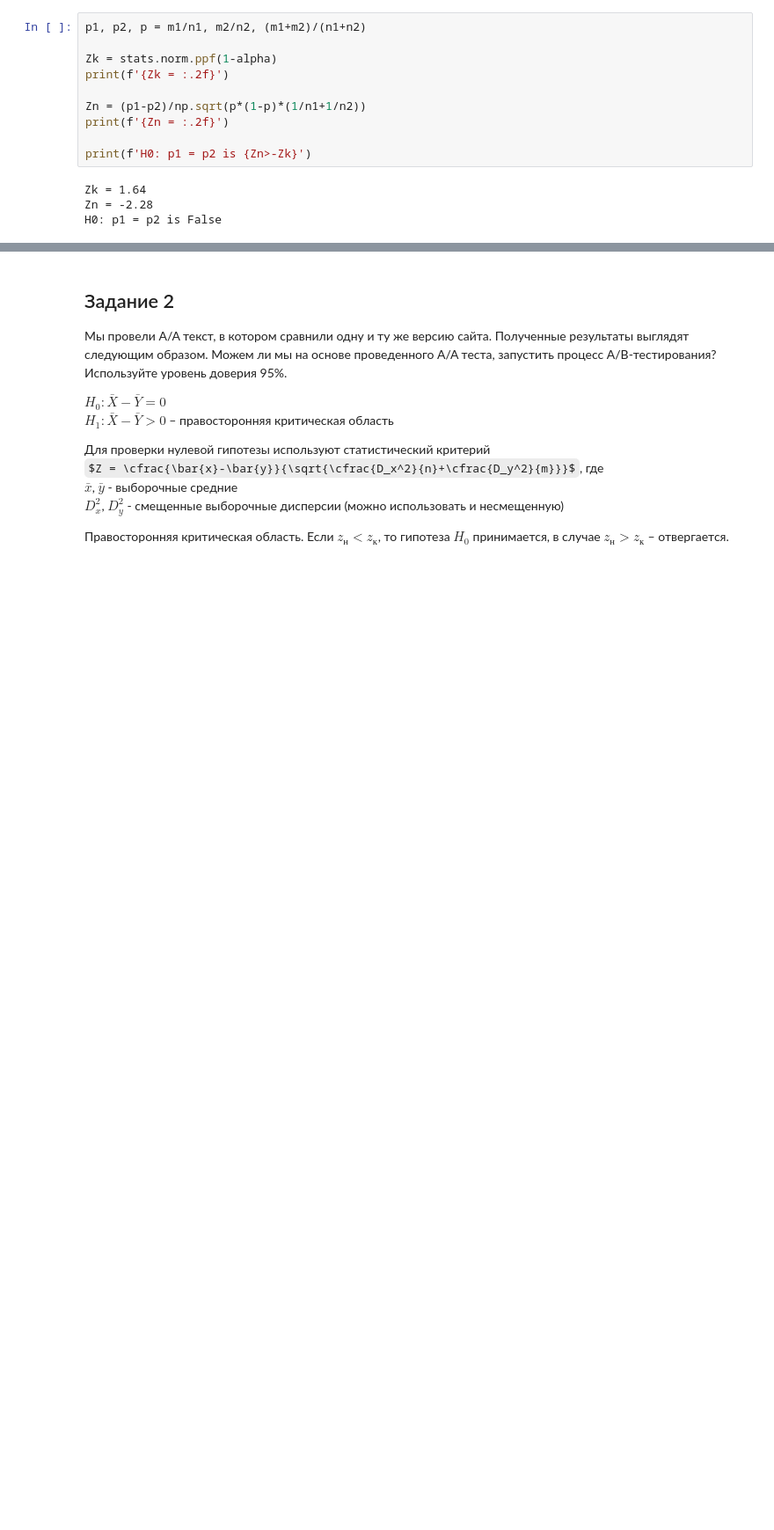
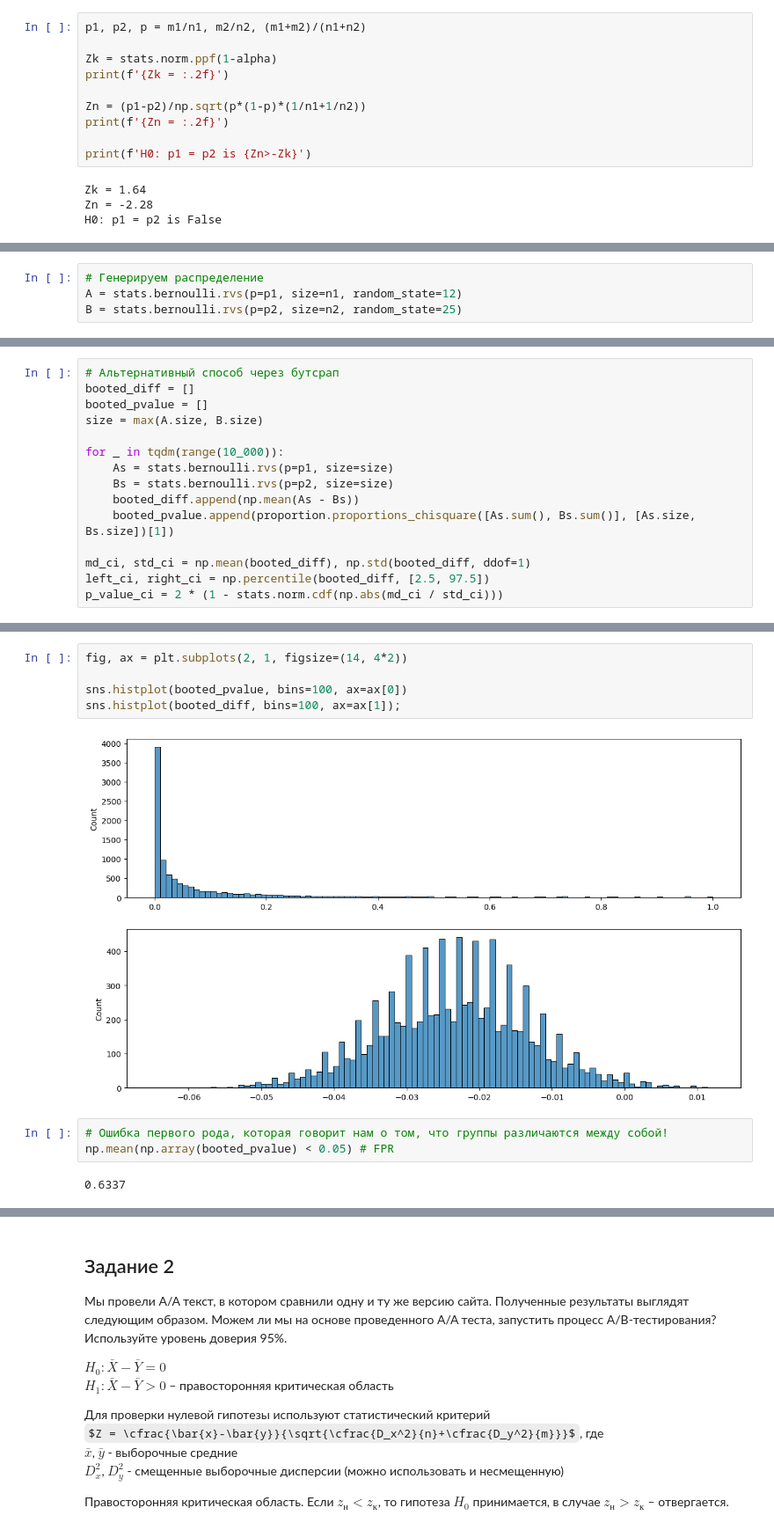
Before and after one commit to TanXmas/gb_StudyCourse_AB-testing, a Jupyter notebook: Lesson07/S07.ipynb, the cells around one changed output, grey strips where cells are left out. Shown at 88% size. Cells and saved outputs as stored; diff of their text form; some formulas as TeX source; blank space fills up the shorter version.

```diff
--- a/Lesson07/S07.ipynb
+++ b/Lesson07/S07.ipynb
@@ -37,0 +49,4 @@ H0: p1 = p2 is False
+# %%
+# Генерируем распределение
+A = stats.bernoulli.rvs(p=p1, size=n1, random_state=12)
+B = stats.bernoulli.rvs(p=p2, size=n2, random_state=25)
@@ -37,0 +79,15 @@ H0: p1 = p2 is False
+# %%
+# Альтернативный способ через бутсрап
+booted_diff = []
+booted_pvalue = []
+size = max(A.size, B.size)
+
+for _ in tqdm(range(10_000)):
+    As = stats.bernoulli.rvs(p=p1, size=size)
+    Bs = stats.bernoulli.rvs(p=p2, size=size)
+    booted_diff.append(np.mean(As - Bs))
+    booted_pvalue.append(proportion.proportions_chisquare([As.sum(), Bs.sum()], [As.size, Bs.size])[1])
+
+md_ci, std_ci = np.mean(booted_diff), np.std(booted_diff, ddof=1)
+left_ci, right_ci = np.percentile(booted_diff, [2.5, 97.5])
+p_value_ci = 2 * (1 - stats.norm.cdf(np.abs(md_ci / std_ci)))
@@ -37,0 +122,12 @@ H0: p1 = p2 is False
+# %%
+fig, ax = plt.subplots(2, 1, figsize=(14, 4*2))
+
+sns.histplot(booted_pvalue, bins=100, ax=ax[0])
+sns.histplot(booted_diff, bins=100, ax=ax[1]);
+# %% [output]
+[figure, added]
+# %%
+# Ошибка первого рода, которая говорит нам о том, что группы различаются между собой!
+np.mean(np.array(booted_pvalue) < 0.05) # FPR
+# %% [output]
+0.6337
```
Also changed, not shown: parts of 51 cells of this notebook.
